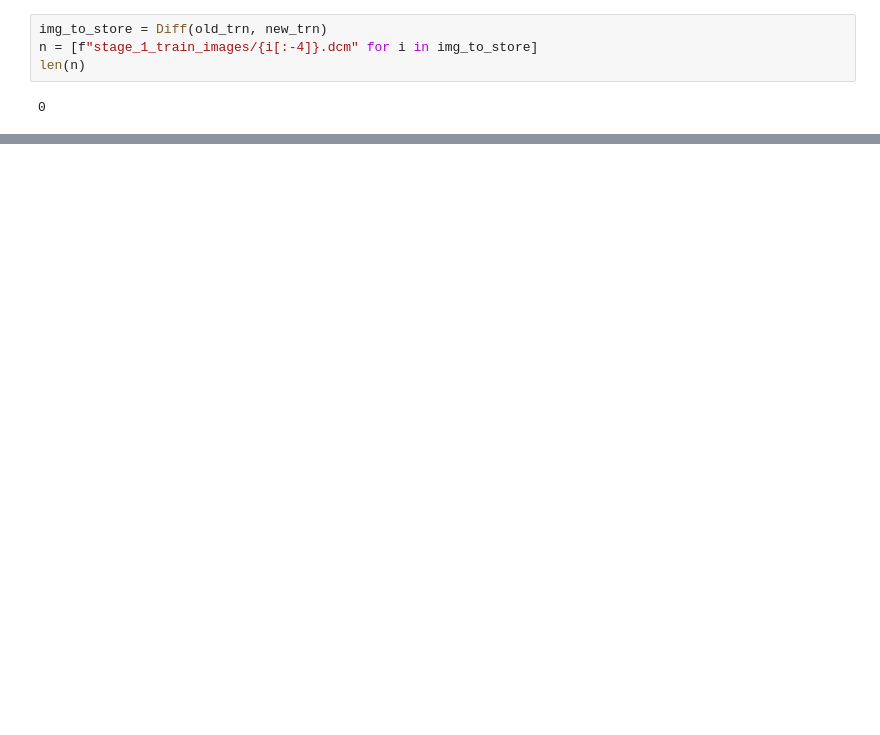
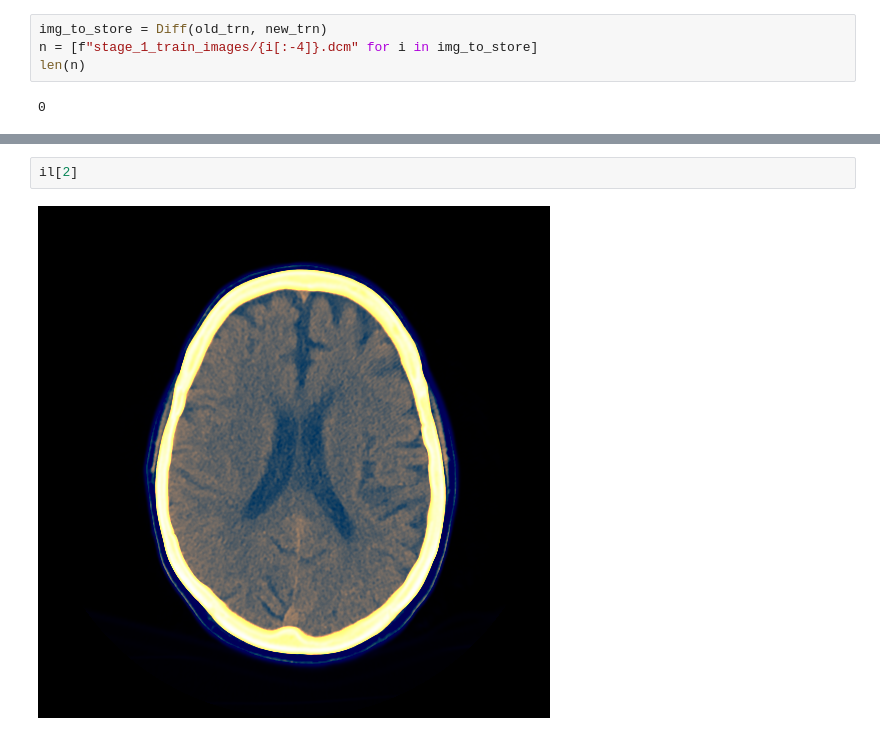
Before and after one commit to DrHB/Intracranial-Hemorrhage-Detection, a Jupyter notebook: JUST SOME EXPERIMENTS.ipynb, the cells around one changed output, grey strips where cells are left out. Saved outputs shown, nothing was run; the diff lists cells and outputs as text; blank space fills up the shorter version.

```diff
--- a/JUST SOME EXPERIMENTS.ipynb
+++ b/JUST SOME EXPERIMENTS.ipynb
@@ -147,0 +166,4 @@ il_old[num]
+# %%
+il[2]
+# %% [output]
+[figure, added]
```
Also changed, not shown: parts of 12 cells of this notebook, 3 other files.
